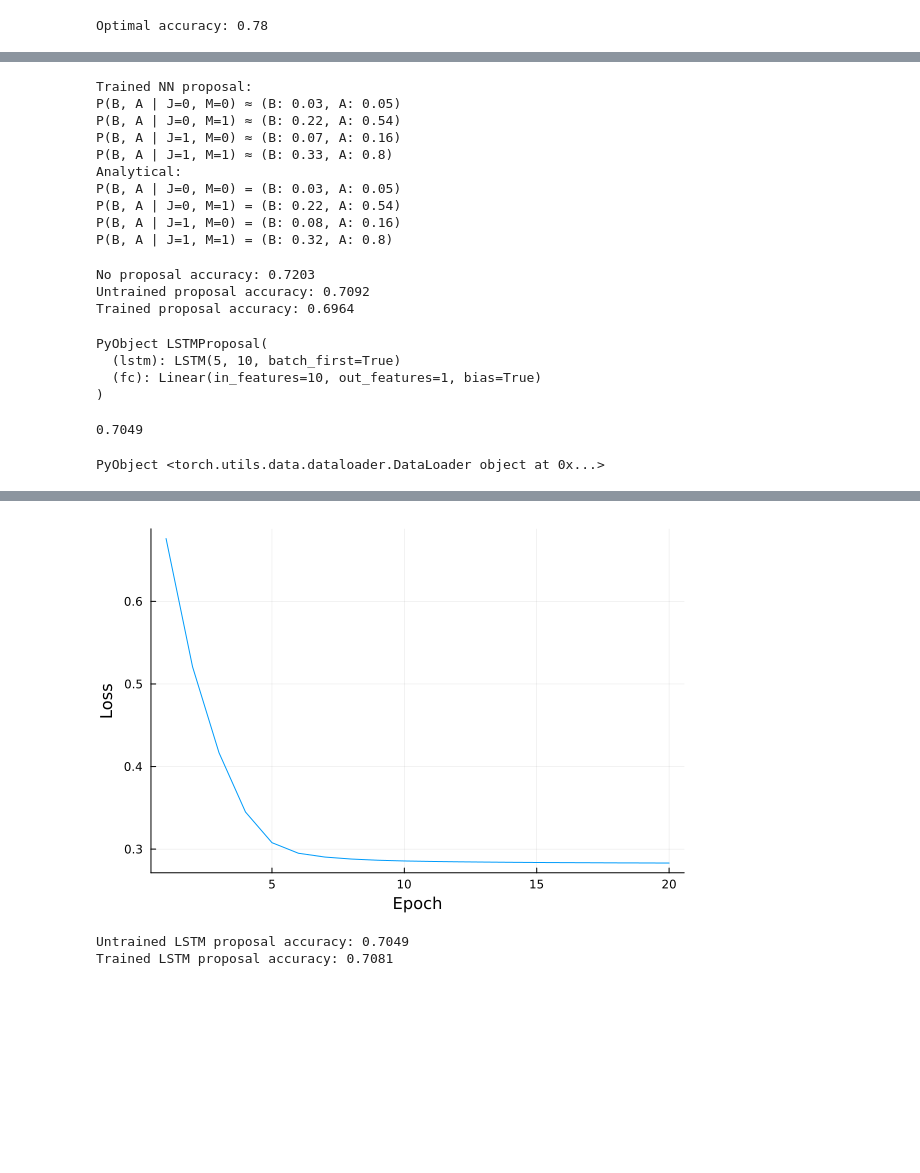
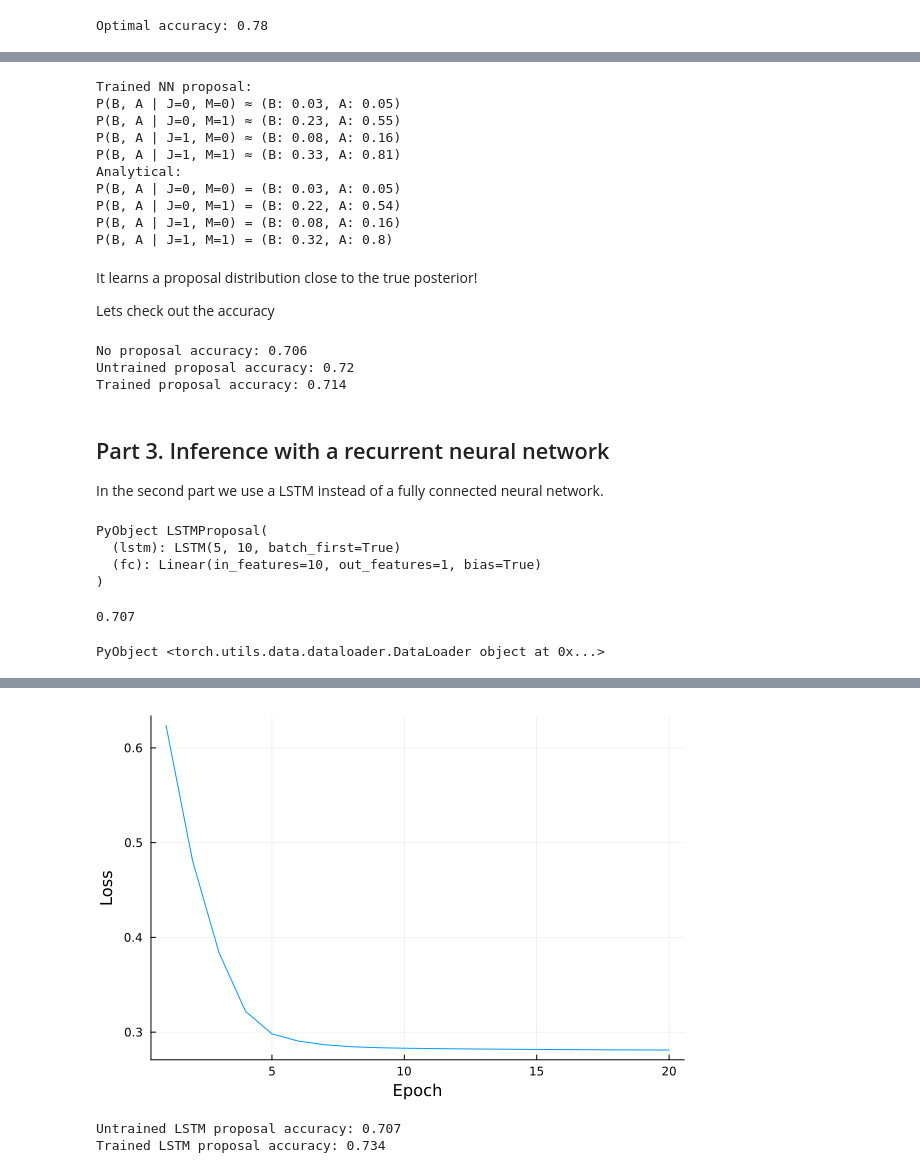
Before and after one commit to felixk29/compile_inference, a Jupyter notebook: simple_neural_proposal.ipynb, the cells around one changed output, grey strips where cells are left out. Cells and saved outputs as stored; diff of their text form; code cells hidden in the pictures; blank space fills up the shorter version.

```diff
--- a/simple_neural_proposal.ipynb
+++ b/simple_neural_proposal.ipynb
@@ -364,7 +381,7 @@ println("Trained NN proposal:")
 # Iterate over the combinations of John and Mary's presence
 for (john, mary) in [(0, 0), (0, 1), (1, 0), (1, 1)]
     # Use the function to get the formatted output
-    output = predict_and_format(john, mary)
+    output = predict_and_format(john, mary, trained_nn)
     println("P(B, A | J=$john, M=$mary) ≈ (B: $(output[1]), A: $(output[2]))")
 end
 
@@ -373,24 +390,32 @@ print_analytical_probabilities(chance)
 # %% [output]
 Trained NN proposal:
 P(B, A | J=0, M=0) ≈ (B: 0.03, A: 0.05)
-P(B, A | J=0, M=1) ≈ (B: 0.22, A: 0.54)
-P(B, A | J=1, M=0) ≈ (B: 0.07, A: 0.16)
-P(B, A | J=1, M=1) ≈ (B: 0.33, A: 0.8)
+P(B, A | J=0, M=1) ≈ (B: 0.23, A: 0.55)
+P(B, A | J=1, M=0) ≈ (B: 0.08, A: 0.16)
+P(B, A | J=1, M=1) ≈ (B: 0.33, A: 0.81)
 Analytical:
 P(B, A | J=0, M=0) = (B: 0.03, A: 0.05)
 P(B, A | J=0, M=1) = (B: 0.22, A: 0.54)
 P(B, A | J=1, M=0) = (B: 0.08, A: 0.16)
 P(B, A | J=1, M=1) = (B: 0.32, A: 0.8)
+# %% [markdown]
+It learns a proposal distribution close to the true posterior!
+
+Lets check out the accuracy
 # %%
-trained_acc = accuracy(burglar_model, test_data, nn_resimulation_burglar, inference_budget, chance)
+trained_acc = accuracy(burglar_model, test_data, nn_resimulation_burglar, trained_nn, inference_budget, chance)
 
 println("No proposal accuracy: ", no_proposal_acc)
 println("Untrained proposal accuracy: ", untrainted_acc)
 println("Trained proposal accuracy: ", trained_acc)
 # %% [output]
-No proposal accuracy: 0.7203
-Untrained proposal accuracy: 0.7092
-Trained proposal accuracy: 0.6964
+No proposal accuracy: 0.706
+Untrained proposal accuracy: 0.72
+Trained proposal accuracy: 0.714
+# %% [markdown]
+## Part 3. Inference with a recurrent neural network
+
+In the second part we use a LSTM instead of a fully connected neural network.
 # %%
 @pydef mutable struct LSTMProposal <: nn.Module
     function __init__(self; input_size::Int, hidden_size::Int, num_layers::Int, output_size::Int, batch_first::Bool=true)
@@ -424,7 +449,7 @@ PyObject LSTMProposal(
   (fc): Linear(in_features=10, out_features=1, bias=True)
 )
 # %%
-@gen function lstm_proposal(trace)
+@gen function lstm_proposal(trace, lstm)
     input0 = torch.tensor([trace[:john], trace[:mary], 1, 0, 0], dtype=torch.float32).view(1, 1, -1)
     gates = torch.zeros(num_layers, 1, hidden_size), torch.zeros(num_layers, 1, hidden_size)
     nn0, gates = lstm(input0, gates)
@@ -436,20 +461,20 @@ PyObject LSTMProposal(
 end;
 
 
-function lstm_resimulation_burglar(john, mary, budget=1000, chance=0.5)
+function lstm_resimulation_burglar(john, mary, budget=1000, chance=0.5, network=lstm)
     observations = Gen.choicemap()
     observations[:john] = john
     observations[:mary] = mary
     (tr,) = Gen.generate(burglar_model, (chance,), observations)
     for iter = 1:budget
-        (tr,) = mh(tr, lstm_proposal, ())
+        (tr,) = mh(tr, lstm_proposal, (network,))
     end
     tr
 end;
 
-untrained_lstm = accuracy(burglar_model, test_data, lstm_resimulation_burglar, inference_budget, chance)
+untrained_lstm_acc = accuracy(burglar_model, test_data, lstm_resimulation_burglar, untrained_lstm, inference_budget, chance)
 # %% [output]
-0.7049
+0.707
 # %%
 # Assuming generate_data is a function that generates the necessary data
 train_data_size = 100000
@@ -486,9 +511,9 @@ data_loader = DataLoader(data_tensors, batch_size=batch_size, shuffle=true)
 # %% [output]
 PyObject <torch.utils.data.dataloader.DataLoader object at 0x...>
 # %%
-
+trained_lstm = LSTMProposal(input_size=input_size, hidden_size=hidden_size, num_layers=num_layers, output_size=output_size)
 # the optimizer is the algorithm that updates the parameters
-optimizer = torch.optim.Adam(lstm.parameters(), lr=0.001)
+optimizer = torch.optim.Adam(trained_lstm.parameters(), lr=0.001)
 
 # we will train for 100 epochs
 epochs = 20
@@ -503,7 +528,7 @@ for epoch = 1:epochs
         # y is batch x feature
         # compute the output of the network
         gates = torch.zeros(num_layers, batch_size, hidden_size), torch.zeros(num_layers, batch_size, hidden_size)
-        y_pred, gates = lstm(x, gates)
+        y_pred, gates = trained_lstm(x, gates)
 
         loss = loss_fn(y_pred.flatten(1), y)
 
@@ -549,12 +574,12 @@ plot(mean_losses, xlabel="Epoch", ylabel="Loss", legend=false)
 Done training
-[figure, old version]
+[figure, new version]
 # %%
-trained_lstm = accuracy(burglar_model, test_data, lstm_resimulation_burglar, inference_budget, chance)
-println("Untrained LSTM proposal accuracy: ", untrained_lstm)
-println("Trained LSTM proposal accuracy: ", trained_lstm)
+trained_lstm_acc = accuracy(burglar_model, test_data, lstm_resimulation_burglar, trained_lstm, inference_budget, chance)
+println("Untrained LSTM proposal accuracy: ", untrained_lstm_acc)
+println("Trained LSTM proposal accuracy: ", trained_lstm_acc)
 # %% [output]
-Untrained LSTM proposal accuracy: 0.7049
-Trained LSTM proposal accuracy: 0.7081
+Untrained LSTM proposal accuracy: 0.707
+Trained LSTM proposal accuracy: 0.734
 # %%
 # test all the cases in the LSTM
 
```
Also changed, not shown: parts of 25 cells of this notebook.
